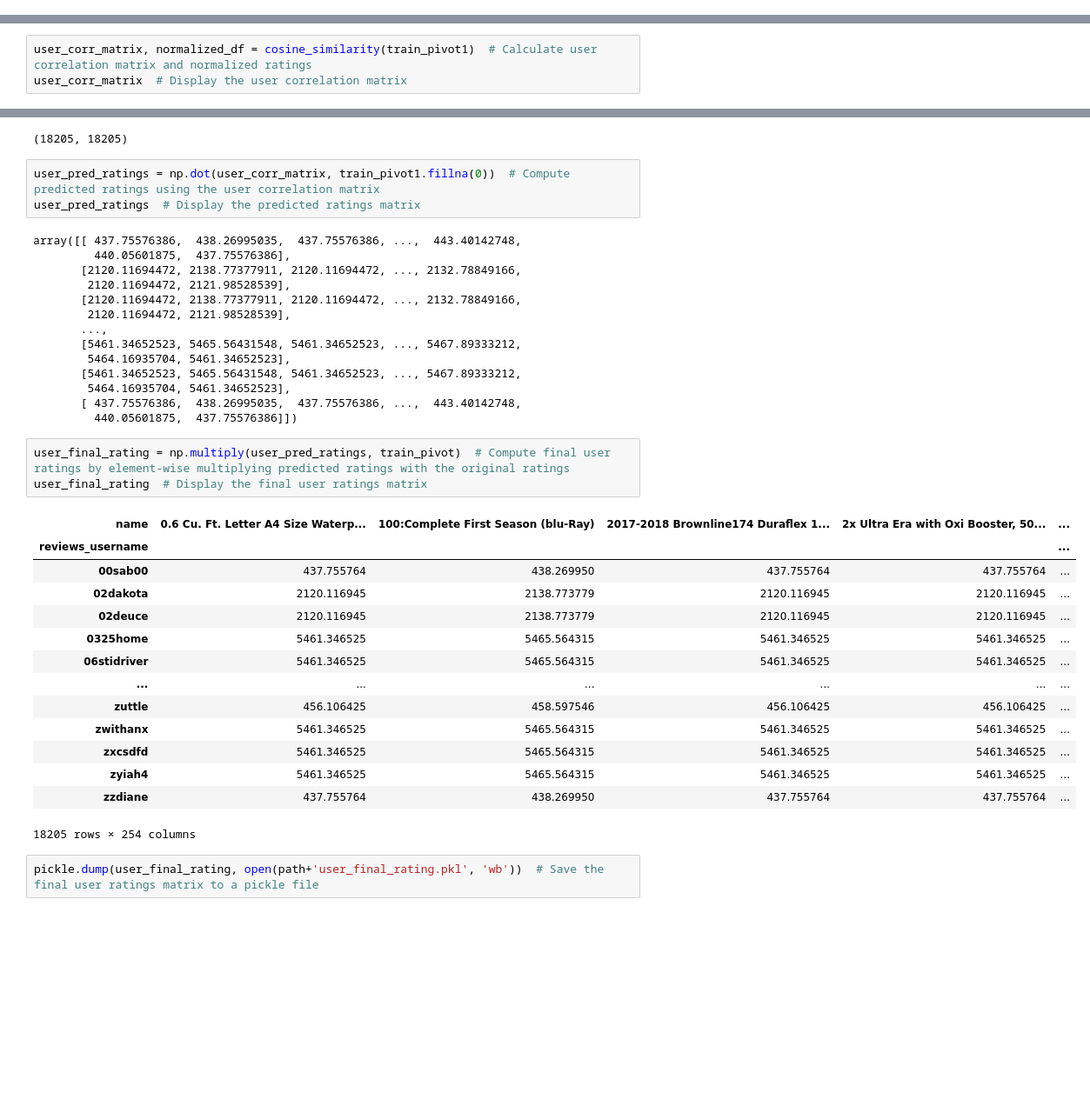
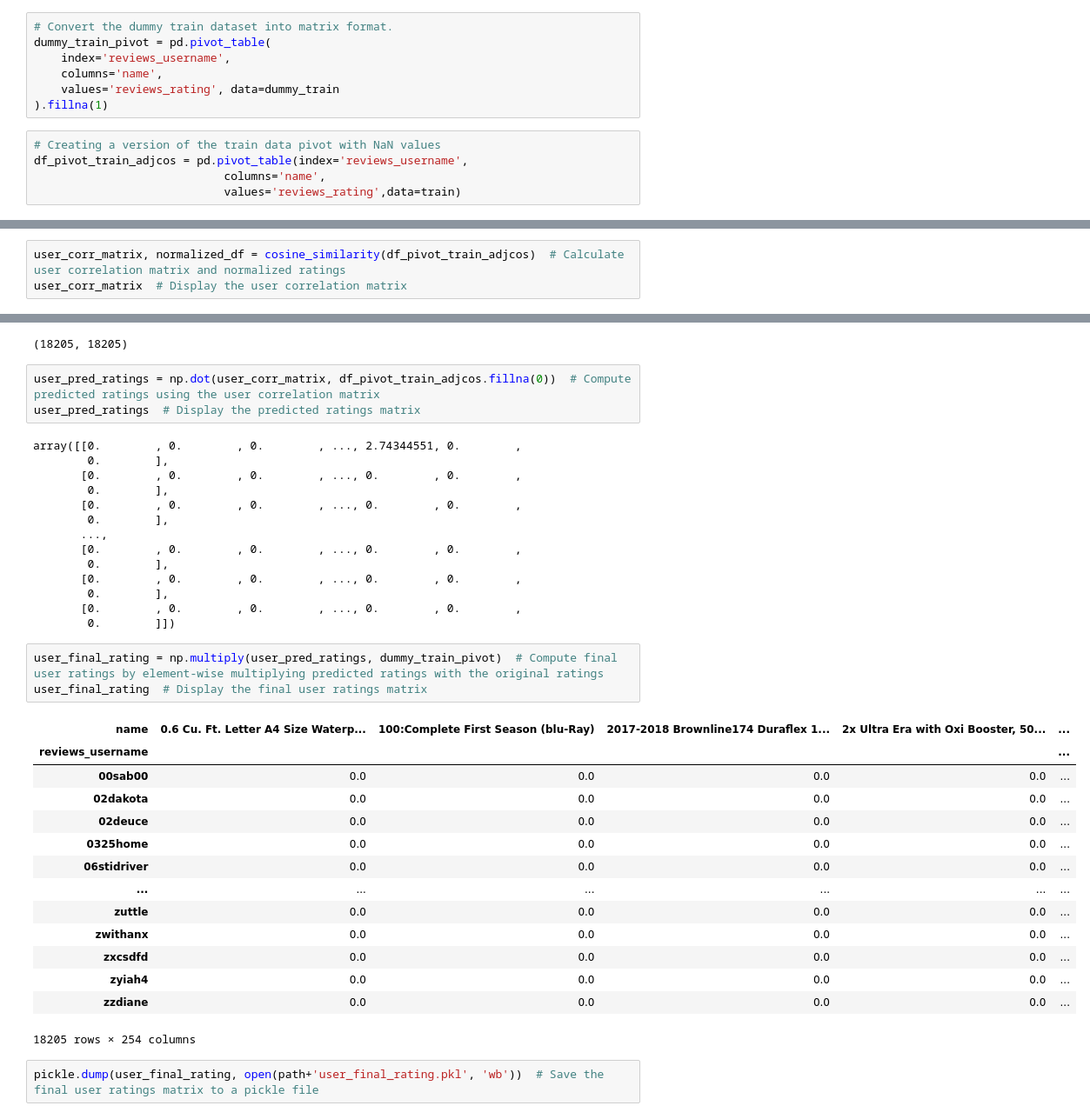
Before and after one commit to imsaptarshi91/Sentiment_Based_Product_Recommendation, a Jupyter notebook: Sentiment_based_Recommender_system.ipynb, the cells around one changed output, grey strips where cells are left out. Shown at 87% size. Saved outputs shown, nothing was run; the diff lists cells and outputs as text; blank space fills up the shorter version.

```diff
--- a/Sentiment_based_Recommender_system.ipynb
+++ b/Sentiment_based_Recommender_system.ipynb
@@ -937,3 +946,15 @@ dtype: float64
+# %%
+# Convert the dummy train dataset into matrix format.
+dummy_train_pivot = pd.pivot_table(
+    index='reviews_username',
+    columns='name',
+    values='reviews_rating', data=dummy_train
+).fillna(1)
+# %%
+# Creating a version of the train data pivot with NaN values
+df_pivot_train_adjcos = pd.pivot_table(index='reviews_username',
+                            columns='name',
+                            values='reviews_rating',data=train)
 # %%
 import numpy as np
 from sklearn.metrics import pairwise_distances
@@ -953,6 +974,6 @@ def cosine_similarity(df):
 
     return user_correlation, substracted_df
 # %%
-user_corr_matrix, normalized_df = cosine_similarity(train_pivot1)  # Calculate user correlation matrix and normalized ratings
+user_corr_matrix, normalized_df = cosine_similarity(df_pivot_train_adjcos)  # Calculate user correlation matrix and normalized ratings
 user_corr_matrix  # Display the user correlation matrix
 # %% [output]
@@ -975,39 +990,39 @@ user_corr_matrix.shape  # Display the shape of the user correlation matrix
 # %% [output]
 (18205, 18205)
 # %%
-user_pred_ratings = np.dot(user_corr_matrix, train_pivot1.fillna(0))  # Compute predicted ratings using the user correlation matrix
+user_pred_ratings = np.dot(user_corr_matrix, df_pivot_train_adjcos.fillna(0))  # Compute predicted ratings using the user correlation matrix
 user_pred_ratings  # Display the predicted ratings matrix
 # %% [output]
-array([[ 437.75576386,  438.26995035,  437.75576386, ...,  443.40142748,
-         440.05601875,  437.75576386],
-       [2120.11694472, 2138.77377911, 2120.11694472, ..., 2132.78849166,
-        2120.11694472, 2121.98528539],
-       [2120.11694472, 2138.77377911, 2120.11694472, ..., 2132.78849166,
-        2120.11694472, 2121.98528539],
+array([[0.        , 0.        , 0.        , ..., 2.74344551, 0.        ,
+        0.        ],
+       [0.        , 0.        , 0.        , ..., 0.        , 0.        ,
+        0.        ],
+       [0.        , 0.        , 0.        , ..., 0.        , 0.        ,
+        0.        ],
        ...,
-       [5461.34652523, 5465.56431548, 5461.34652523, ..., 5467.89333212,
-        5464.16935704, 5461.34652523],
-       [5461.34652523, 5465.56431548, 5461.34652523, ..., 5467.89333212,
-        5464.16935704, 5461.34652523],
-       [ 437.75576386,  438.26995035,  437.75576386, ...,  443.40142748,
-         440.05601875,  437.75576386]])
+       [0.        , 0.        , 0.        , ..., 0.        , 0.        ,
+        0.        ],
+       [0.        , 0.        , 0.        , ..., 0.        , 0.        ,
+        0.        ],
+       [0.        , 0.        , 0.        , ..., 0.        , 0.        ,
+        0.        ]])
 # %%
-user_final_rating = np.multiply(user_pred_ratings, train_pivot)  # Compute final user ratings by element-wise multiplying predicted ratings with the original ratings
+user_final_rating = np.multiply(user_pred_ratings, dummy_train_pivot)  # Compute final user ratings by element-wise multiplying predicted ratings with the original ratings
 user_final_rating  # Display the final user ratings matrix
 # %% [output]
 | name | 0.6 Cu. Ft. Letter A4 Size Waterp... | 100:Complete First Season (blu-Ray) | 2017-2018 Brownline174 Duraflex 1... | 2x Ultra Era with Oxi Booster, 50... | ... |
 | reviews_username |  |  |  |  | ... |
-| 00sab00 | 437.755764 | 438.269950 | 437.755764 | 437.755764 | ... |
-| 02dakota | 2120.116945 | 2138.773779 | 2120.116945 | 2120.116945 | ... |
-| 02deuce | 2120.116945 | 2138.773779 | 2120.116945 | 2120.116945 | ... |
-| 0325home | 5461.346525 | 5465.564315 | 5461.346525 | 5461.346525 | ... |
-| 06stidriver | 5461.346525 | 5465.564315 | 5461.346525 | 5461.346525 | ... |
+| 00sab00 | 0.0 | 0.0 | 0.0 | 0.0 | ... |
+| 02dakota | 0.0 | 0.0 | 0.0 | 0.0 | ... |
+| 02deuce | 0.0 | 0.0 | 0.0 | 0.0 | ... |
+| 0325home | 0.0 | 0.0 | 0.0 | 0.0 | ... |
+| 06stidriver | 0.0 | 0.0 | 0.0 | 0.0 | ... |
 | ... | ... | ... | ... | ... | ... |
-| zuttle | 456.106425 | 458.597546 | 456.106425 | 456.106425 | ... |
-| zwithanx | 5461.346525 | 5465.564315 | 5461.346525 | 5461.346525 | ... |
-| zxcsdfd | 5461.346525 | 5465.564315 | 5461.346525 | 5461.346525 | ... |
-| zyiah4 | 5461.346525 | 5465.564315 | 5461.346525 | 5461.346525 | ... |
-| zzdiane | 437.755764 | 438.269950 | 437.755764 | 437.755764 | ... |
+| zuttle | 0.0 | 0.0 | 0.0 | 0.0 | ... |
+| zwithanx | 0.0 | 0.0 | 0.0 | 0.0 | ... |
+| zxcsdfd | 0.0 | 0.0 | 0.0 | 0.0 | ... |
+| zyiah4 | 0.0 | 0.0 | 0.0 | 0.0 | ... |
+| zzdiane | 0.0 | 0.0 | 0.0 | 0.0 | ... |
 18205 rows × 254 columns
 # %%
 pickle.dump(user_final_rating, open(path+'user_final_rating.pkl', 'wb'))  # Save the final user ratings matrix to a pickle file
```
Also changed, not shown: parts of 24 cells of this notebook, 15 other files.
